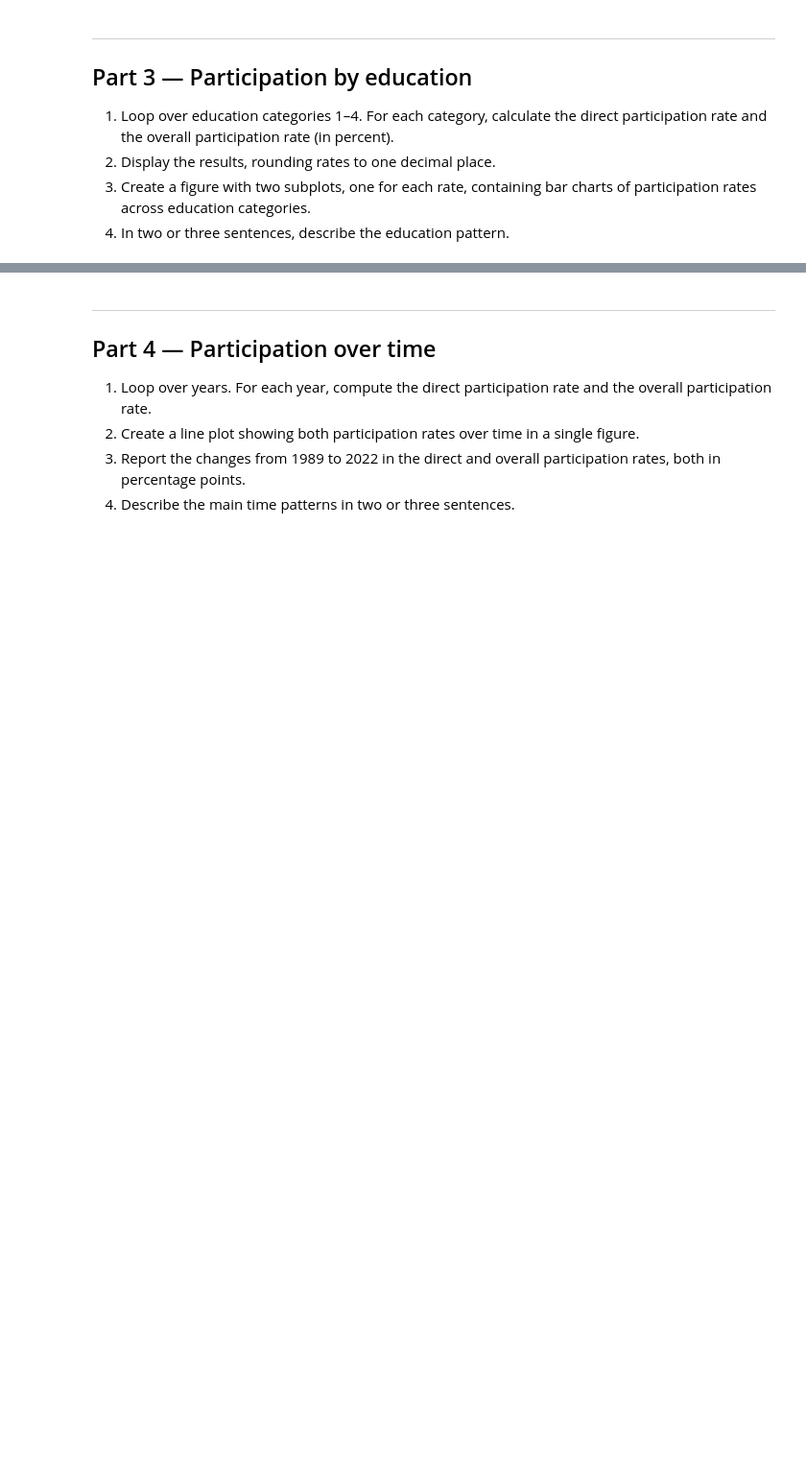
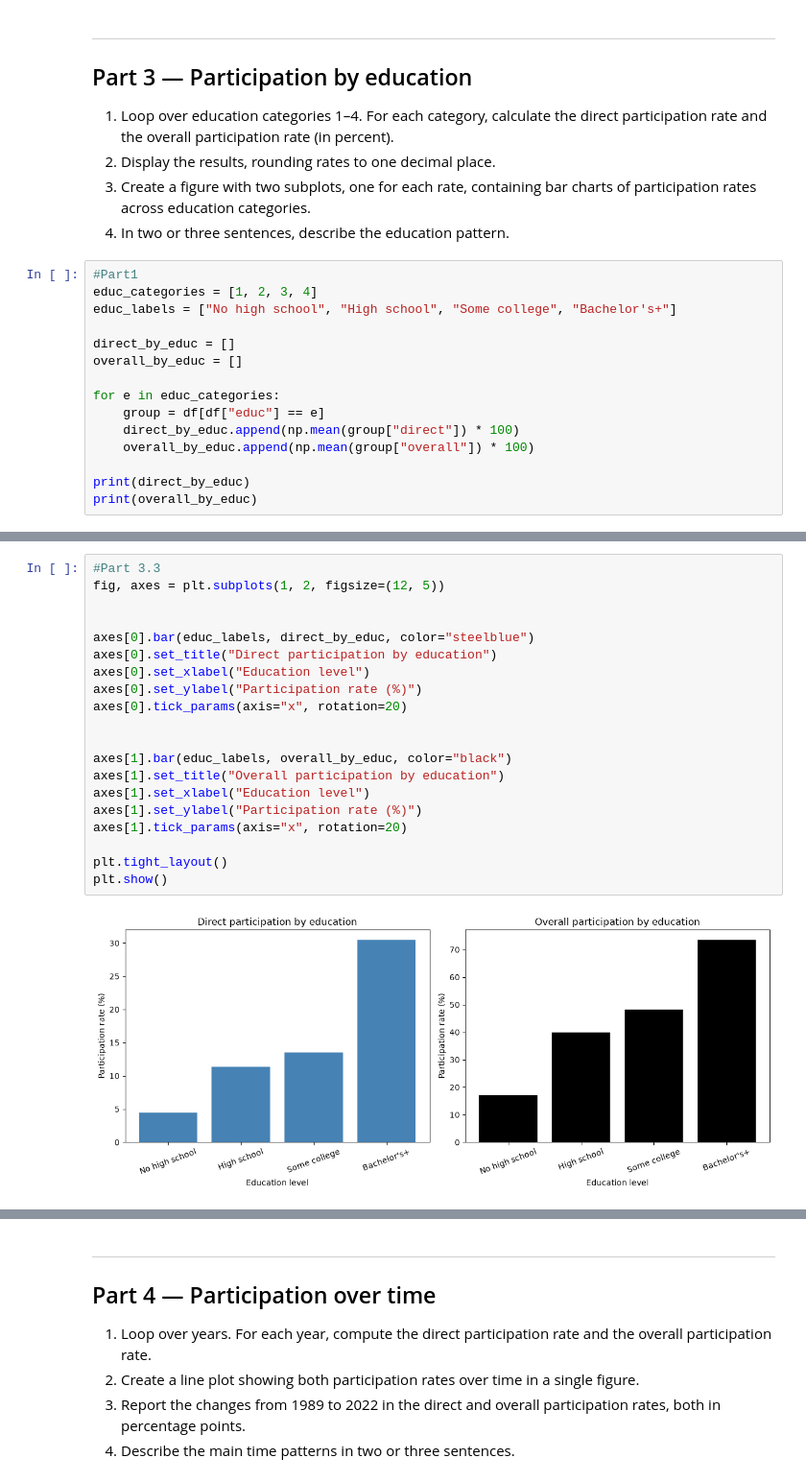
Before and after one commit to norskotja/assignment3, a Jupyter notebook: assignment3.ipynb, the cells around one changed output, grey strips where cells are left out. Shown at 96% size. Cells and saved outputs as stored; diff of their text form; blank space fills up the shorter version.

```diff
--- a/assignment3.ipynb
+++ b/assignment3.ipynb
@@ -202,3 +202,18 @@ Overall participation rate (mean): 49.41%
 3. Create a figure with two subplots, one for each rate, containing bar charts
    of participation rates across education categories.
 4. In two or three sentences, describe the education pattern.
+# %%
+#Part1
+educ_categories = [1, 2, 3, 4]
+educ_labels = ["No high school", "High school", "Some college", "Bachelor's+"]
+
+direct_by_educ = []
+overall_by_educ = []
+
+for e in educ_categories:
+    group = df[df["educ"] == e]
+    direct_by_educ.append(np.mean(group["direct"]) * 100)
+    overall_by_educ.append(np.mean(group["overall"]) * 100)
+
+print(direct_by_educ)
+print(overall_by_educ)
@@ -204,0 +238,22 @@ Overall participation rate (mean): 49.41%
+# %%
+#Part 3.3
+fig, axes = plt.subplots(1, 2, figsize=(12, 5))
+
+
+axes[0].bar(educ_labels, direct_by_educ, color="steelblue")
+axes[0].set_title("Direct participation by education")
+axes[0].set_xlabel("Education level")
+axes[0].set_ylabel("Participation rate (%)")
+axes[0].tick_params(axis="x", rotation=20)
+
+
+axes[1].bar(educ_labels, overall_by_educ, color="black")
+axes[1].set_title("Overall participation by education")
+axes[1].set_xlabel("Education level")
+axes[1].set_ylabel("Participation rate (%)")
+axes[1].tick_params(axis="x", rotation=20)
+
+plt.tight_layout()
+plt.show()
+# %% [output]
+[figure, added]
```
Also changed, not shown: parts of 8 cells of this notebook.
